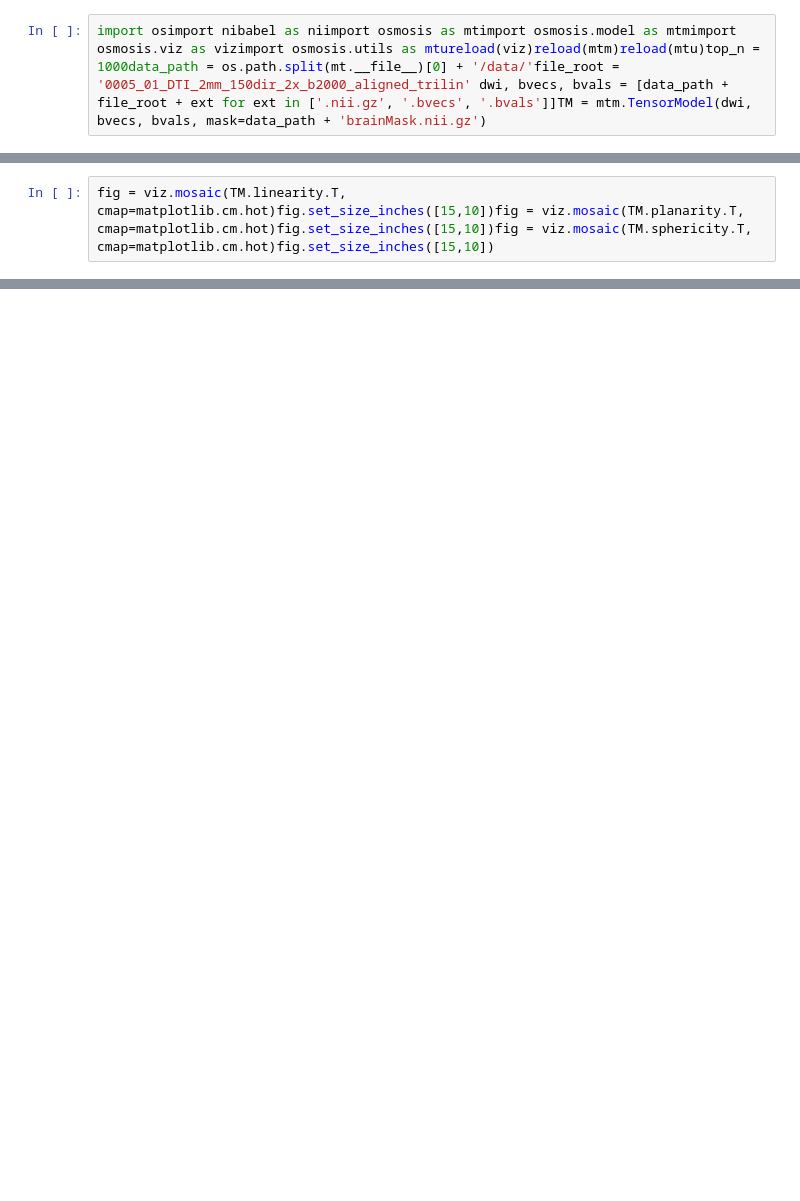
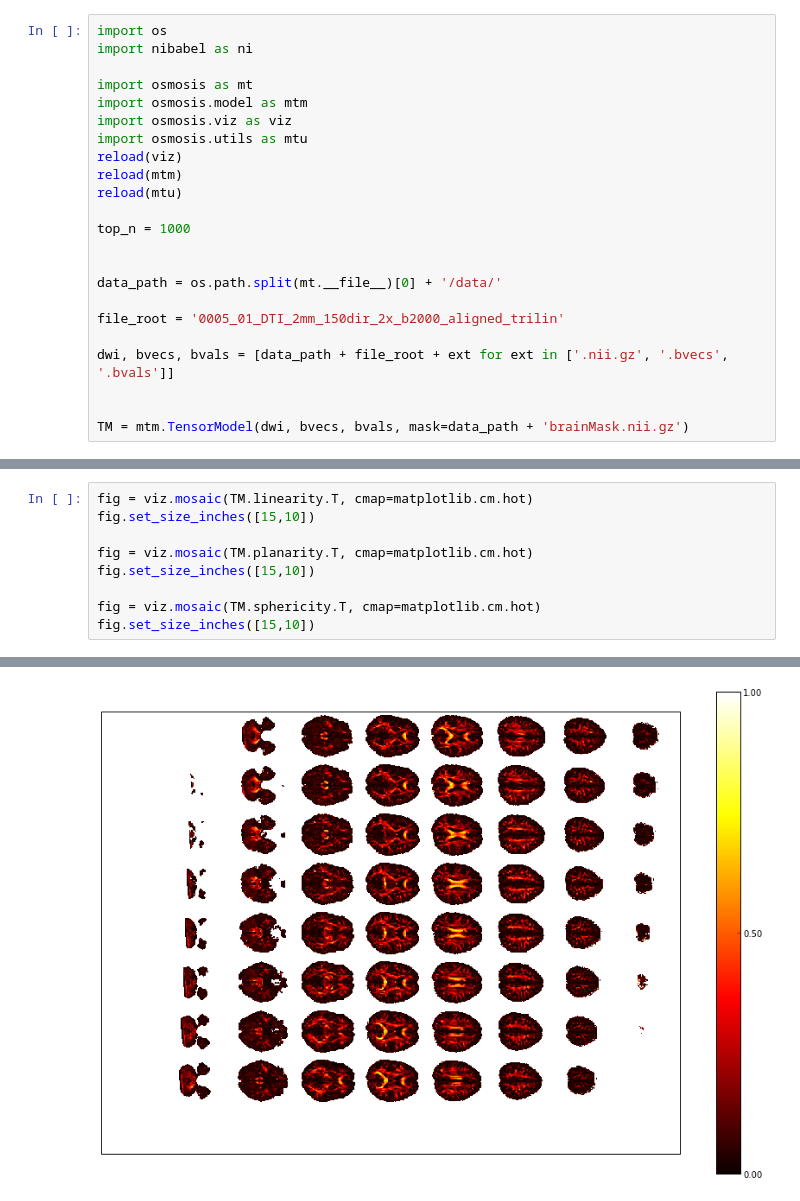
Before and after one commit to arokem/osmosis, a Jupyter notebook: osmosis/ipynb/GetADandRD.ipynb, the cells around one changed output, grey strips where cells are left out. Cells and saved outputs as stored; diff of their text form; blank space fills up the shorter version.

```diff
--- a/osmosis/ipynb/GetADandRD.ipynb
+++ b/osmosis/ipynb/GetADandRD.ipynb
@@ -1,2 +1,23 @@
 # %%
-import osimport nibabel as niimport osmosis as mtimport osmosis.model as mtmimport osmosis.viz as vizimport osmosis.utils as mtureload(viz)reload(mtm)reload(mtu)top_n = 1000data_path = os.path.split(mt.__file__)[0] + '/data/'file_root = '0005_01_DTI_2mm_150dir_2x_b2000_aligned_trilin' dwi, bvecs, bvals = [data_path + file_root + ext for ext in ['.nii.gz', '.bvecs', '.bvals']]TM = mtm.TensorModel(dwi, bvecs, bvals, mask=data_path + 'brainMask.nii.gz')
+import os
+import nibabel as ni
+
+import osmosis as mt
+import osmosis.model as mtm
+import osmosis.viz as viz
+import osmosis.utils as mtu
+reload(viz)
+reload(mtm)
+reload(mtu)
+
+top_n = 1000
+
+
+data_path = os.path.split(mt.__file__)[0] + '/data/'
+
+file_root = '0005_01_DTI_2mm_150dir_2x_b2000_aligned_trilin'
+
+dwi, bvecs, bvals = [data_path + file_root + ext for ext in ['.nii.gz', '.bvecs', '.bvals']]
+
+
+TM = mtm.TensorModel(dwi, bvecs, bvals, mask=data_path + 'brainMask.nii.gz')
@@ -3,2 +26,10 @@ import osimport nibabel as niimport osmosis as mtimport osmosis.model as mtmimpo
 # %%
-fig = viz.mosaic(TM.linearity.T, cmap=matplotlib.cm.hot)fig.set_size_inches([15,10])fig = viz.mosaic(TM.planarity.T, cmap=matplotlib.cm.hot)fig.set_size_inches([15,10])fig = viz.mosaic(TM.sphericity.T, cmap=matplotlib.cm.hot)fig.set_size_inches([15,10])
+fig = viz.mosaic(TM.linearity.T, cmap=matplotlib.cm.hot)
+fig.set_size_inches([15,10])
+
+fig = viz.mosaic(TM.planarity.T, cmap=matplotlib.cm.hot)
+fig.set_size_inches([15,10])
+
+fig = viz.mosaic(TM.sphericity.T, cmap=matplotlib.cm.hot)
+fig.set_size_inches([15,10])
+# %% [output]
@@ -4,0 +38 @@ fig = viz.mosaic(TM.linearity.T, cmap=matplotlib.cm.hot)fig.set_size_inches([15,
+[figure, added]
```
Also changed, not shown: parts of 10 cells of this notebook, 12 other files.
